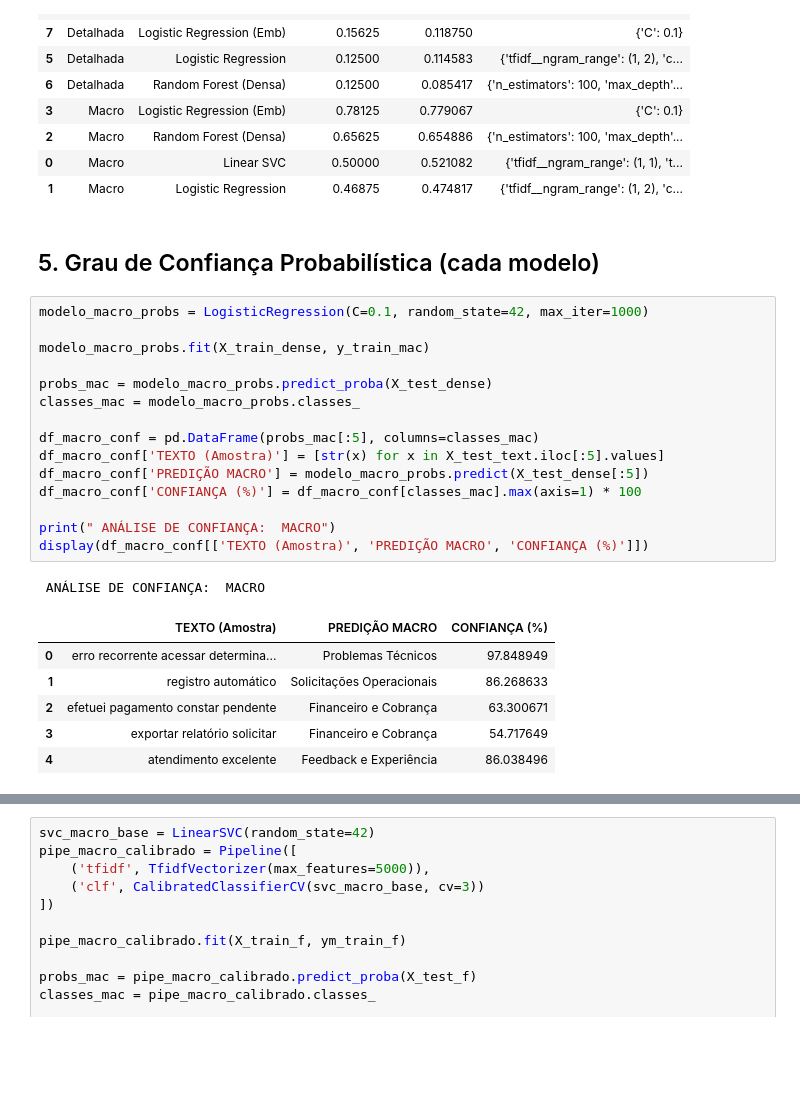
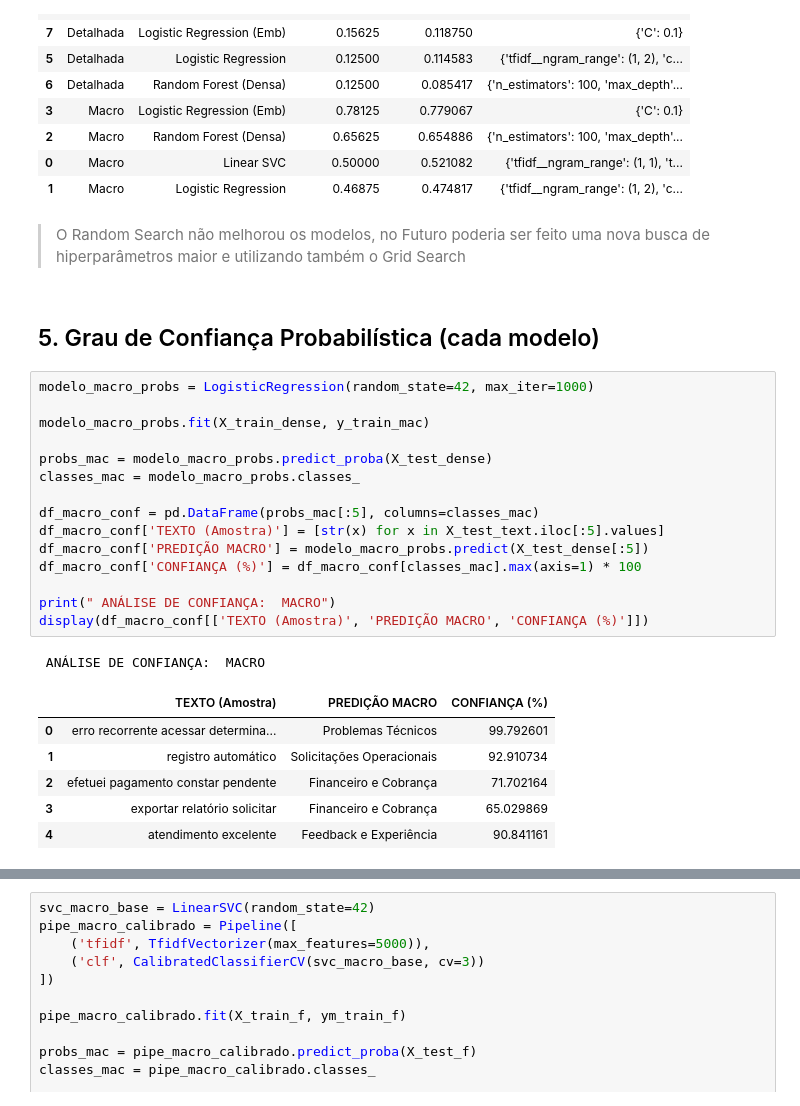
Before and after one commit to igoramaralms/case_KURIER, a Jupyter notebook: 03_modeling.ipynb, the cells around one changed output, grey strips where cells are left out. Drawn from its saved outputs; the diff is of its cells as text; blank space fills up the shorter version.

Commit message:
chore: add new streamlit analyses and update model hyperparameters.

```diff
--- a/03_modeling.ipynb
+++ b/03_modeling.ipynb
@@ -338,29 +338,31 @@ display(df_ranking)
 | 2 | Macro | Random Forest (Densa) | 0.65625 | 0.654886 | {'n_estimators': 100, 'max_depth'... |
 | 0 | Macro | Linear SVC | 0.50000 | 0.521082 | {'tfidf__ngram_range': (1, 1), 't... |
 | 1 | Macro | Logistic Regression | 0.46875 | 0.474817 | {'tfidf__ngram_range': (1, 2), 'c... |
+# %% [markdown]
+> O Random Search não melhorou os modelos, no Futuro poderia ser feito uma nova busca de hiperparâmetros maior e utilizando também o Grid Search
 # %% [markdown]
 ## 5. Grau de Confiança Probabilística (cada modelo)
 # %%
-modelo_macro_probs = LogisticRegression(C=0.1, random_state=42, max_iter=1000)
+modelo_macro_probs = LogisticRegression(random_state=42, max_iter=1000)
 
 modelo_macro_probs.fit(X_train_dense, y_train_mac)
 
 probs_mac = modelo_macro_probs.predict_proba(X_test_dense)
 classes_mac = modelo_macro_probs.classes_
 
 df_macro_conf = pd.DataFrame(probs_mac[:5], columns=classes_mac)
 df_macro_conf['TEXTO (Amostra)'] = [str(x) for x in X_test_text.iloc[:5].values]
 df_macro_conf['PREDIÇÃO MACRO'] = modelo_macro_probs.predict(X_test_dense[:5])
 df_macro_conf['CONFIANÇA (%)'] = df_macro_conf[classes_mac].max(axis=1) * 100
 
 print(" ANÁLISE DE CONFIANÇA:  MACRO")
 display(df_macro_conf[['TEXTO (Amostra)', 'PREDIÇÃO MACRO', 'CONFIANÇA (%)']])
 # %% [output]
  ANÁLISE DE CONFIANÇA:  MACRO
 |  | TEXTO (Amostra) | PREDIÇÃO MACRO | CONFIANÇA (%) |
-| 0 | erro recorrente acessar determina... | Problemas Técnicos | 97.848949 |
-| 1 | registro automático | Solicitações Operacionais | 86.268633 |
-| 2 | efetuei pagamento constar pendente | Financeiro e Cobrança | 63.300671 |
-| 3 | exportar relatório solicitar | Financeiro e Cobrança | 54.717649 |
-| 4 | atendimento excelente | Feedback e Experiência | 86.038496 |
+| 0 | erro recorrente acessar determina... | Problemas Técnicos | 99.792601 |
+| 1 | registro automático | Solicitações Operacionais | 92.910734 |
+| 2 | efetuei pagamento constar pendente | Financeiro e Cobrança | 71.702164 |
+| 3 | exportar relatório solicitar | Financeiro e Cobrança | 65.029869 |
+| 4 | atendimento excelente | Feedback e Experiência | 90.841161 |
 # %%
```
Also changed, not shown: parts of 5 cells of this notebook, 5 other files.
